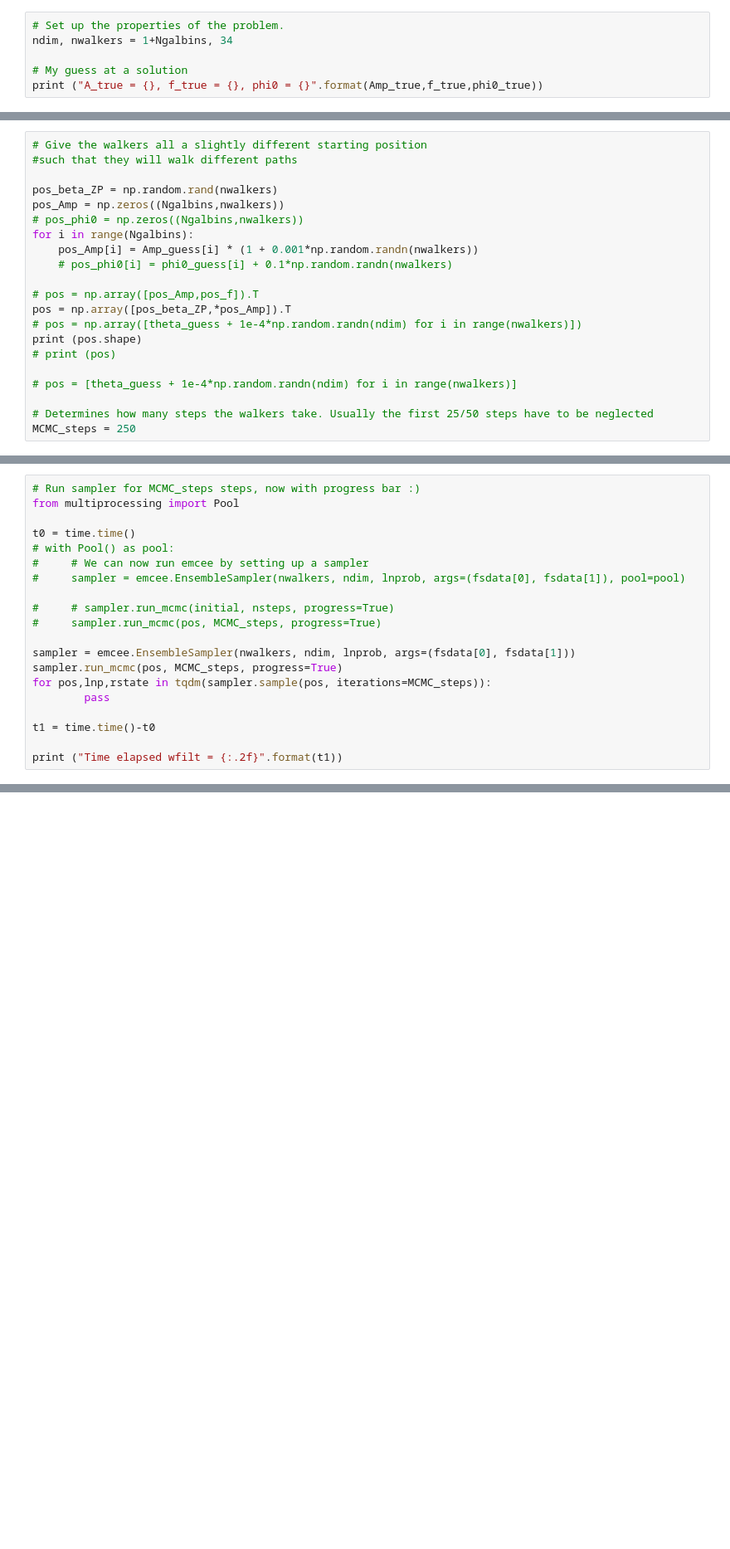
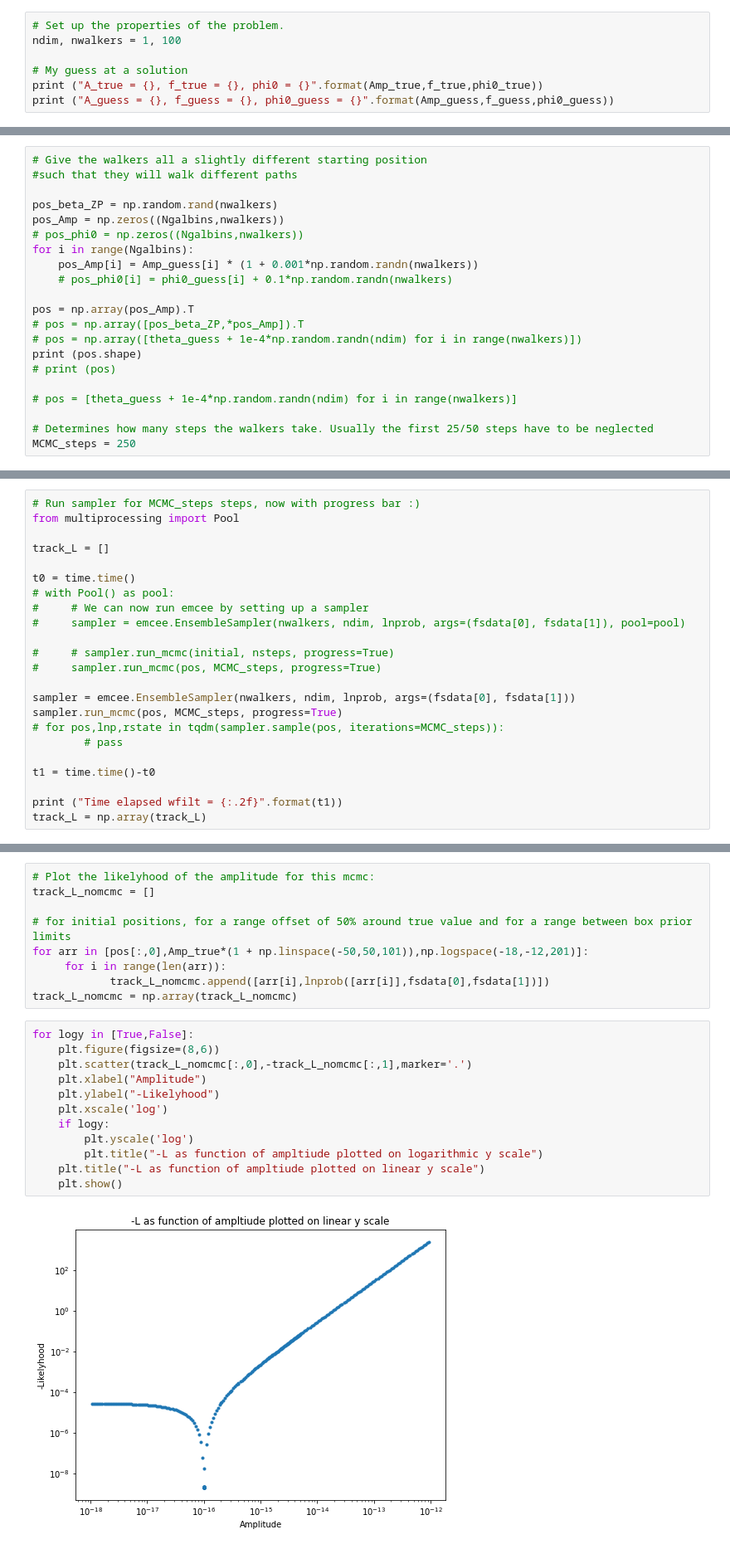
Before and after one commit to BartOuwehand/MP1_LISA, a Jupyter notebook: MCMC_parameter_fit.ipynb, the cells around one changed output, grey strips where cells are left out. Shown at 83% size. Cells and saved outputs as stored; diff of their text form; blank space fills up the shorter version.

Commit message:
MCMC still does not work, trying for 1 amplitude and keeping track of L

```diff
--- a/MCMC_parameter_fit.ipynb
+++ b/MCMC_parameter_fit.ipynb
@@ -429,6 +444,7 @@ def lnprob(theta, t, y):
 # %%
 # Set up the properties of the problem.
-ndim, nwalkers = 1+Ngalbins, 34
+ndim, nwalkers = 1, 100
 
 # My guess at a solution
 print ("A_true = {}, f_true = {}, phi0 = {}".format(Amp_true,f_true,phi0_true))
+print ("A_guess = {}, f_guess = {}, phi0_guess = {}".format(Amp_guess,f_guess,phi0_guess))
@@ -443,8 +462,8 @@ for i in range(Ngalbins):
     pos_Amp[i] = Amp_guess[i] * (1 + 0.001*np.random.randn(nwalkers))
     # pos_phi0[i] = phi0_guess[i] + 0.1*np.random.randn(nwalkers)
 
-# pos = np.array([pos_Amp,pos_f]).T
-pos = np.array([pos_beta_ZP,*pos_Amp]).T
+pos = np.array(pos_Amp).T
+# pos = np.array([pos_beta_ZP,*pos_Amp]).T
 # pos = np.array([theta_guess + 1e-4*np.random.randn(ndim) for i in range(nwalkers)])
 print (pos.shape)
 # print (pos)
@@ -456,6 +477,8 @@ MCMC_steps = 250
 # %%
 # Run sampler for MCMC_steps steps, now with progress bar :)
 from multiprocessing import Pool
+
+track_L = []
 
 t0 = time.time()
 # with Pool() as pool:
@@ -467,12 +490,13 @@ t0 = time.time()
 
 sampler = emcee.EnsembleSampler(nwalkers, ndim, lnprob, args=(fsdata[0], fsdata[1]))
 sampler.run_mcmc(pos, MCMC_steps, progress=True)
-for pos,lnp,rstate in tqdm(sampler.sample(pos, iterations=MCMC_steps)):
-        pass
+# for pos,lnp,rstate in tqdm(sampler.sample(pos, iterations=MCMC_steps)):
+        # pass
 
 t1 = time.time()-t0
 
 print ("Time elapsed wfilt = {:.2f}".format(t1))
+track_L = np.array(track_L)
 # %%
 # Run sampler for MCMC_steps steps (10walkers 150 steps took 16.5 minutes)
 
@@ -487,3 +512,26 @@ print (sampler.chain.shape)
 # print (sampler.chain[:,:,0])
 
 # print (np.array(phi0_values).reshape(nwalkers,MCMC_steps))
+# %%
+# Plot the likelyhood of the amplitude for this mcmc:
+track_L_nomcmc = []
+
+# for initial positions, for a range offset of 50% around true value and for a range between box prior limits
+for arr in [pos[:,0],Amp_true*(1 + np.linspace(-50,50,101)),np.logspace(-18,-12,201)]:
+     for i in range(len(arr)):
+            track_L_nomcmc.append([arr[i],lnprob([arr[i]],fsdata[0],fsdata[1])])
+track_L_nomcmc = np.array(track_L_nomcmc)
+# %%
+for logy in [True,False]:
+    plt.figure(figsize=(8,6))
+    plt.scatter(track_L_nomcmc[:,0],-track_L_nomcmc[:,1],marker='.')
+    plt.xlabel("Amplitude")
+    plt.ylabel("-Likelyhood")
+    plt.xscale('log')
+    if logy:
+        plt.yscale('log')
+        plt.title("-L as function of ampltiude plotted on logarithmic y scale")
+    plt.title("-L as function of ampltiude plotted on linear y scale")
+    plt.show()
+# %% [output]
+[figure, added]
```
Also changed, not shown: parts of 16 cells of this notebook.
